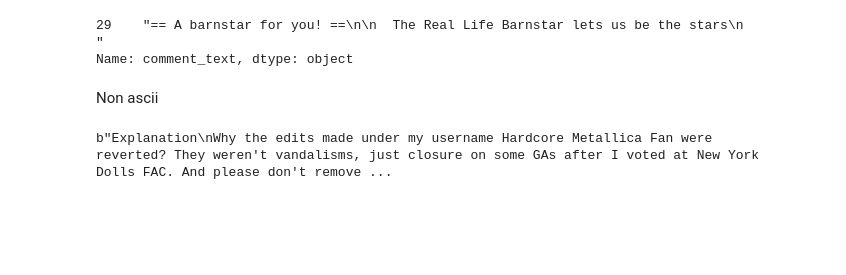
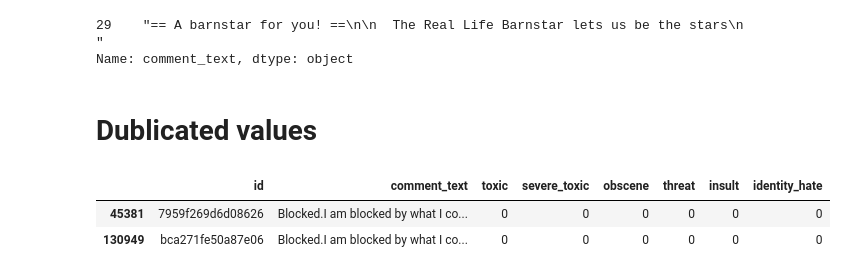
Before and after one commit to gkukse/Toxic-Comment-Classification, a Jupyter notebook: EDA.ipynb, the cells around one changed output. Drawn from its saved outputs; the diff is of its cells as text; code cells hidden in the pictures; blank space fills up the shorter version.

```diff
--- a/EDA.ipynb
+++ b/EDA.ipynb
@@ -144,20 +62,13 @@ train[train['comment_text'].str.contains(r'==.*==\n', regex=True)]['comment_text
 29    "== A barnstar for you! ==\n\n  The Real Life Barnstar lets us be the stars\n   "
 Name: comment_text, dtype: object
 # %%
-#train['comment_text'] = train['comment_text'].str.replace(r'==.*==\n', '', regex=True)
+train['comment_text'] = train['comment_text'].replace({r'\n': '.', r'==': ''}, regex=True)
-# %%
-train['comment_text'] = train['comment_text'].replace({'\n': '.', '==': ''})
-# %% [markdown]
-Non ascii
-# %%
-train['comment_text'].str.encode("ascii", errors="ignore").iloc[0]
-# %% [output]
-b"Explanation\nWhy the edits made under my username Hardcore Metallica Fan were reverted? They weren't vandalisms, just closure on some GAs after I voted at New York Dolls FAC. And please don't remove ...
-# %%
-import hashlib
-
-def hash_text(text):
-    return hashlib.sha256(text.encode()).hexdigest()
-
-train['hash_value'] = train['comment_text'].apply(hash_text)
+# %% [markdown]
+# Dublicated values
+# %%
+train[train.duplicated(['comment_text'], keep=False)]
+# %% [output]
+|  | id | comment_text | toxic | severe_toxic | obscene | threat | insult | identity_hate |
+| 45381 | 7959f269d6d08626 | Blocked.I am blocked by what I co... | 0 | 0 | 0 | 0 | 0 | 0 |
+| 130949 | bca271fe50a87e06 | Blocked.I am blocked by what I co... | 0 | 0 | 0 | 0 | 0 | 0 |
 # %%
```
Also changed, not shown: parts of 34 cells of this notebook, 1 other file.
